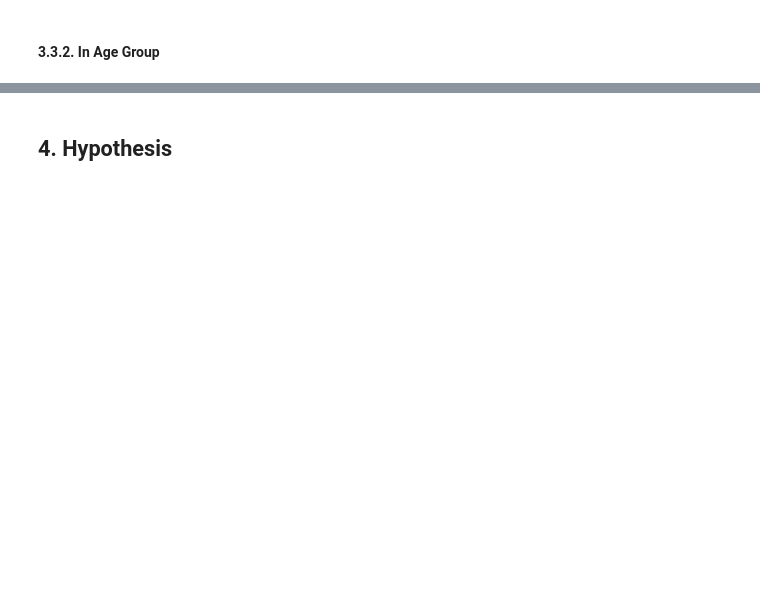
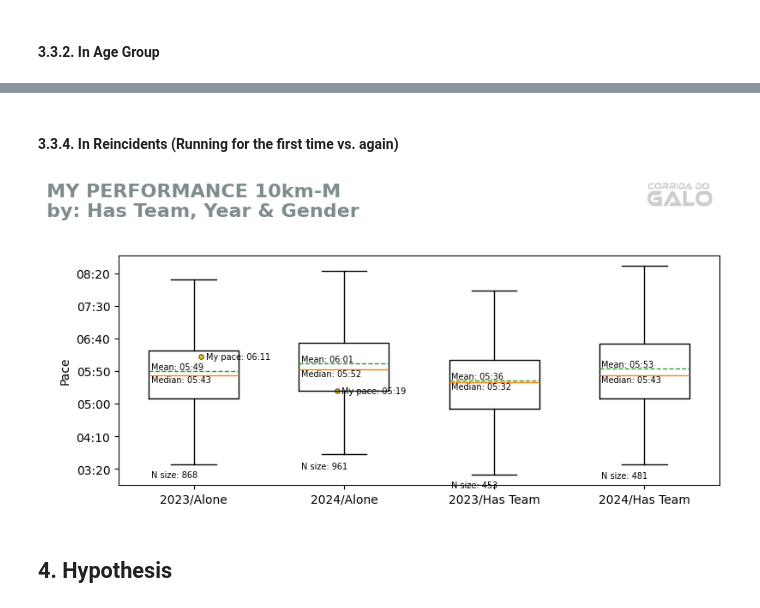
Before and after one commit to rocha-carvalhaes/galo_race_2.0, a Jupyter notebook: notebooks/performance_eda.ipynb, the cells around one changed output, grey strips where cells are left out. Cells and saved outputs as stored; diff of their text form; code cells hidden in the pictures; blank space fills up the shorter version.

```diff
--- a/notebooks/performance_eda.ipynb
+++ b/notebooks/performance_eda.ipynb
@@ -985,2 +956,35 @@ fig, ax = boxplot_by(
+# %% [markdown]
+#### 3.3.4. In Reincidents (Running for the first time vs. again)
+# %%
+fig_title = 'MY PERFORMANCE 10km-M\nby: Has Team, Year & Gender'
+
+genders = df.loc[df['gender'] == my_gender, 'gender'].sort_values(ascending=True).unique()
+has_teams = df['has_team'].sort_values(ascending=True).unique()
+years = df['year'].sort_values(ascending=True).unique()
+series_names_10 = []
+series_data_10 = []
+for gender in genders:
+    for has_team in has_teams:
+        for year in years:
+            data = df.loc[(df['year']==year) & (df['gender']==my_gender) & (df['dist_num'] == my_dist) & (df['has_team'] == has_team), 'pace_s']
+            if len(data) > 20:
+                has_team_label = 'Has Team' if has_team else 'Alone'
+                series_names_10.append(f'{year}/{has_team_label}')
+                series_data_10.append(data)
+
+fig, ax = boxplot_by(
+    series_names=series_names_10,
+    series_data=series_data_10,
+    fig_title=fig_title,
+    display='v',
+    figsize=(8, 4),
+    add_jitter=False,
+    highlight={
+        '2023/Alone': pace_2023,
+        '2024/Alone': pace_2024
+    }
+)
+# %% [output]
+[figure, added]
 # %% [markdown]
 ## 4. Hypothesis
```
Also changed, not shown: parts of 20 cells of this notebook.
